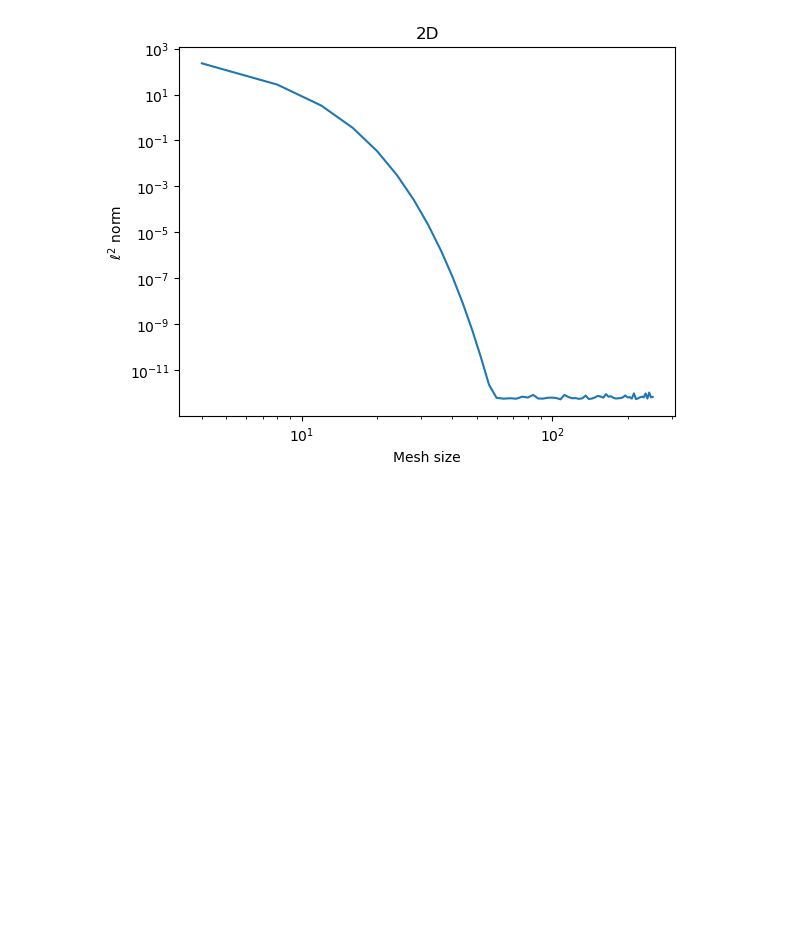
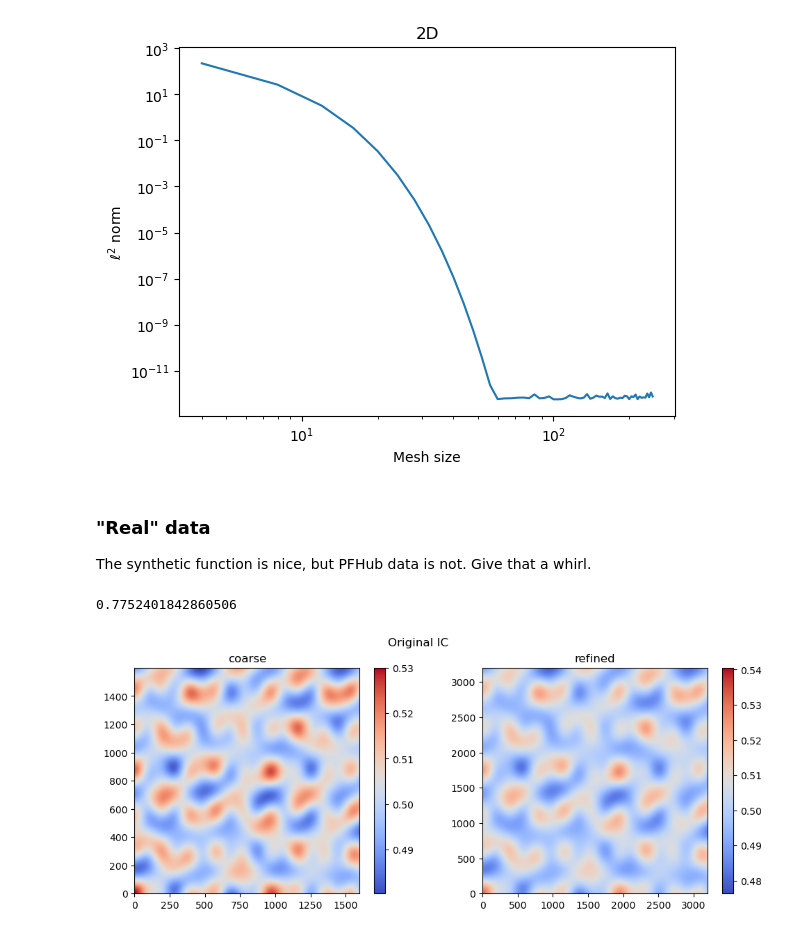
Before and after one commit to tkphd/pfhub-bm1-variations, a Jupyter notebook: fourier-interpolation.ipynb, the cells around one changed output. Cells and saved outputs as stored; diff of their text form; code cells hidden in the pictures; blank space fills up the shorter version.

```diff
--- a/fourier-interpolation.ipynb
+++ b/fourier-interpolation.ipynb
@@ -209,3 +225,46 @@ plt.xlabel("Mesh size");
 plt.ylabel("$\ell^2$ norm");
 # %% [output]
 [figure]
+# %% [markdown]
+### "Real" data
+
+The synthetic function is nice, but PFHub data is not. Give that a whirl.
+# %%
+# Spinodal decomposition parameters
+Lx = 200.
+ζ = 0.5    # mean composition
+ϵ = 0.01   # noise amplitude
+
+hf = 0.0625  # fine resolution
+hc = 0.1250  # coarse resolution
+
+Nf = np.rint(Lx / hf).astype(int)
+Nc = np.rint(Lx / hc).astype(int)
+
+xc = np.linspace(0., Lx - hc, Nc)
+Xc, Yc = np.meshgrid(xc, xc, indexing="xy")
+
+xf = np.linspace(0., Lx - hf, Nf)
+Xf, Yf = np.meshgrid(xf, xf, indexing="xy")
+
+# not-random microstructure
+ripples = lambda x, y, A, B: np.cos(A[0] * x) * np.cos(B[0] * y) \
+                           +(np.cos(A[1] * x) * np.cos(B[1] * y)) ** 2 \
+                           + np.cos(A[2] * x - B[2] * y) \
+                           * np.cos(A[3] * x - B[3] * y)
+# %%
+# published cosine coefficients
+A0 = np.array([0.105, 0.130, 0.025, 0.070])
+B0 = np.array([0.110, 0.087, 0.150, 0.020])
+
+ic_orig = lambda x, y: ζ + ϵ * ripples(x, y, A0, B0)
+
+cfo = ic_orig(Xf, Yf)
+cco = ic_orig(Xc, Yc)
+ufo = interp2D(cco, Nf)
+print(np.linalg.norm(cfo - ufo))
+
+side_by_side("Original IC", cco, ufo)
+# %% [output]
+0.7752401842860506
+[figure, added]
```
Also changed, not shown: parts of 14 cells of this notebook, 5 other files.
